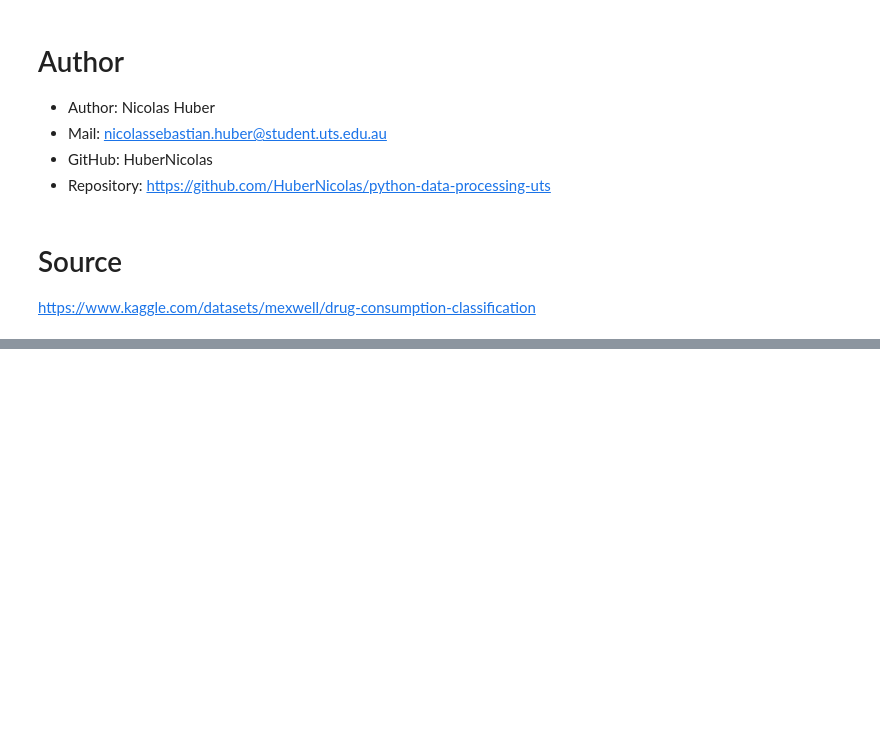
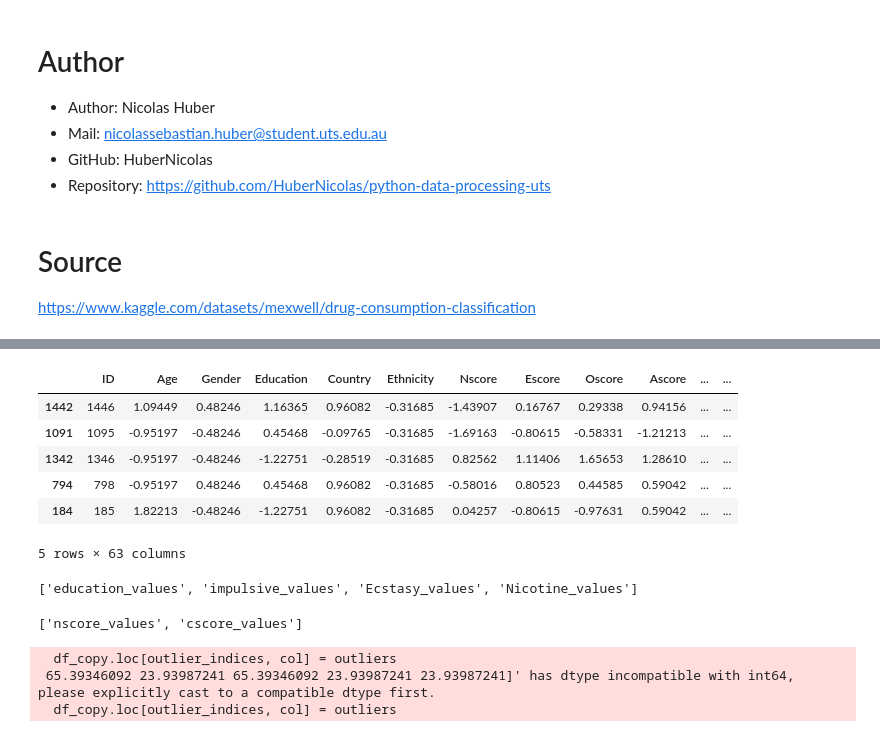
Before and after one commit to HuberNicolas/python-data-processing-uts, a Jupyter notebook: Assignment3/assignment3.ipynb, the cells around one changed output, grey strips where cells are left out. Cells and saved outputs as stored; diff of their text form; code cells hidden in the pictures; blank space fills up the shorter version.

```diff
--- a/Assignment3/assignment3.ipynb
+++ b/Assignment3/assignment3.ipynb
@@ -90,0 +450,50 @@ RENAME_COLUMNS = {
+# %%
+# Define the mapping for sensation values
+sensation_mapping = {
+    -2.07848: 71,
+    -1.54858: 87,
+    -1.18084: 132,
+    -0.84637: 169,
+    -0.52593: 211,
+    -0.21575: 223,
+    0.07987: 219,
+    0.40148: 249,
+    0.76540: 211,
+    1.22470: 210,
+    1.92173: 103
+}
+
+# Create the 'sensation_values' column using the mapping
+df['sensation_values'] = df['SS'].map(sensation_mapping)
+# %%
+# Define the mapping for drug use values
+drug_use_mapping = {
+    'CL0': 'Never Used',
+    'CL1': 'Used over a Decade Ago',
+    'CL2': 'Used in Last Decade',
+    'CL3': 'Used in Last Year',
+    'CL4': 'Used in Last Month',
+    'CL5': 'Used in Last Week',
+    'CL6': 'Used in Last Day'
+}
+
+# List of columns that need this mapping
+drug_columns = [
+    'Alcohol', 'Amphet', 'Amyl', 'Benzos', 'Cannabis', 'Choc', 'Coke', 'Caff',
+    'Crack', 'Ecstasy', 'Heroin', 'Ketamine', 'Legalh', 'LSD', 'Meth',
+    'Mushrooms', 'Nicotine', 'Semer', 'VSA'
+]
+
+# Apply the mapping to each of the drug columns
+for col in drug_columns:
+    df[f'{col}_values'] = df[col].map(drug_use_mapping)
+# %%
+df.head()
+# %% [output]
+|  | ID | Age | Gender | Education | Country | Ethnicity | Nscore | Escore | Oscore | Ascore | ... | ... |
+| 1442 | 1446 | 1.09449 | 0.48246 | 1.16365 | 0.96082 | -0.31685 | -1.43907 | 0.16767 | 0.29338 | 0.94156 | ... | ... |
+| 1091 | 1095 | -0.95197 | -0.48246 | 0.45468 | -0.09765 | -0.31685 | -1.69163 | -0.80615 | -0.58331 | -1.21213 | ... | ... |
+| 1342 | 1346 | -0.95197 | -0.48246 | -1.22751 | -0.28519 | -0.31685 | 0.82562 | 1.11406 | 1.65653 | 1.28610 | ... | ... |
+| 794 | 798 | -0.95197 | 0.48246 | 0.45468 | 0.96082 | -0.31685 | -0.58016 | 0.80523 | 0.44585 | 0.59042 | ... | ... |
+| 184 | 185 | 1.82213 | -0.48246 | -1.22751 | 0.96082 | -0.31685 | 0.04257 | -0.80615 | -0.97631 | 0.59042 | ... | ... |
+5 rows × 63 columns
@@ -90,0 +508,11 @@ RENAME_COLUMNS = {
+# %%
+target_col_index = df.columns.get_loc('VSA')
+missing_columns = random.choices(df.columns[target_col_index+1:],k=NUM_MISSING_COLUMNS)
+missing_columns
+# %% [output]
+['education_values', 'impulsive_values', 'Ecstasy_values', 'Nicotine_values']
+# %%
+outlier_columns = random.choices(['nscore_values', 'escore_values', 'oscore_values', 'ascore_values', 'cscore_values', 'impulsive_values', 'sensation_values'], k=NUM_OUTLIER_COLUMNS)
+outlier_columns
+# %% [output]
+['nscore_values', 'cscore_values']
@@ -90,0 +563,6 @@ RENAME_COLUMNS = {
+# %%
+df = introduce_outliers(df, columns=outlier_columns, num_outliers=NUM_OUTLIERS_PER_ROW, variation=OUTLIERS_VARIATION, random_state=RANDOM_STATE)
+# %% [output]
+  df_copy.loc[outlier_indices, col] = outliers
+ 65.39346092 23.93987241 65.39346092 23.93987241 23.93987241]' has dtype incompatible with int64, please explicitly cast to a compatible dtype first.
+  df_copy.loc[outlier_indices, col] = outliers
```
Also changed, not shown: parts of 32 cells of this notebook.
